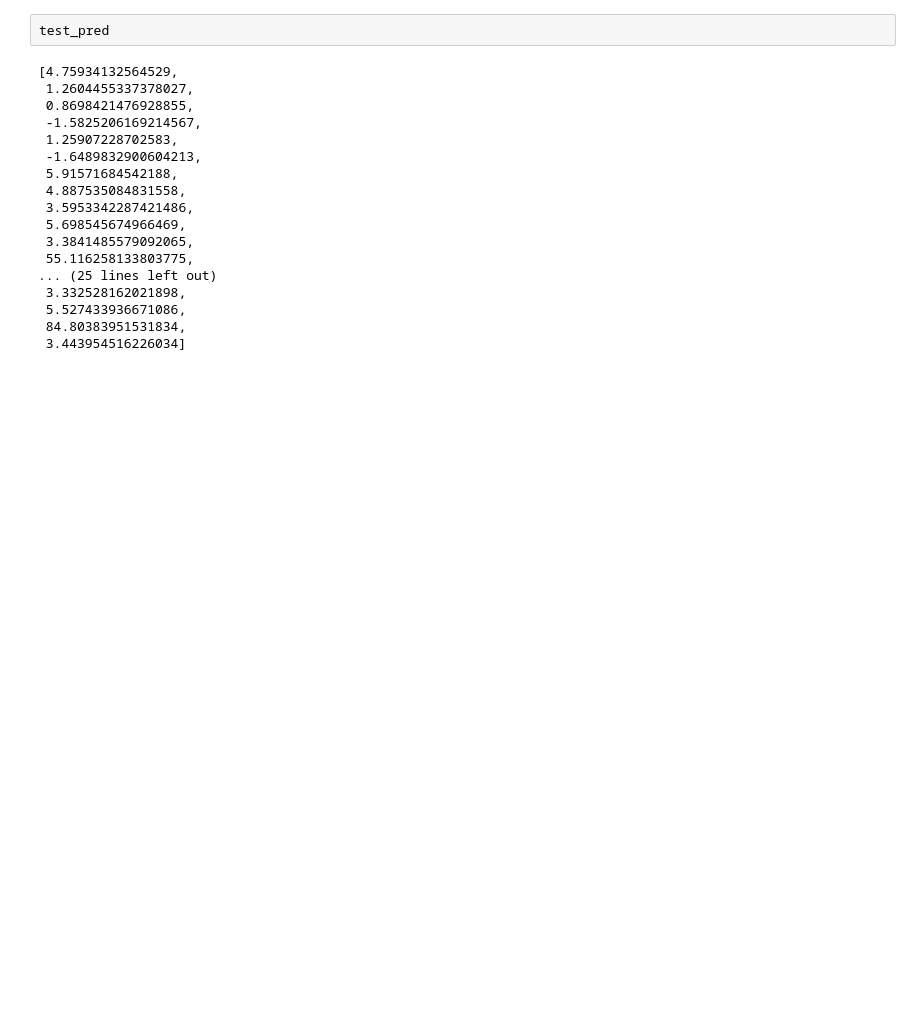
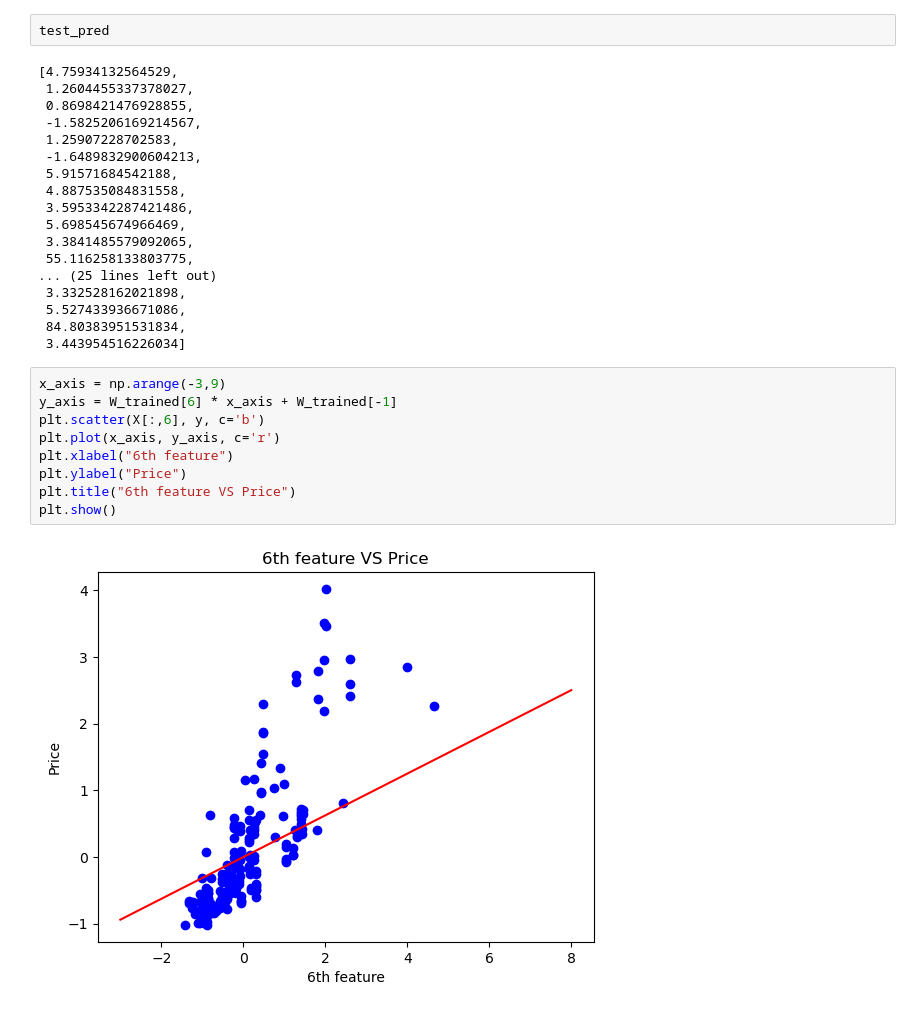
Before and after one commit to Sumay010306/GIT3-MRM, a Jupyter notebook: Improved Linear Regression.ipynb, the cells around one changed output. Drawn from its saved outputs; the diff is of its cells as text; blank space fills up the shorter version.

```diff
--- a/Improved Linear Regression.ipynb
+++ b/Improved Linear Regression.ipynb
@@ -372,3 +358,14 @@ test_pred
  5.527433936671086,
  84.80383951531834,
  3.443954516226034]
+# %%
+x_axis = np.arange(-3,9)
+y_axis = W_trained[6] * x_axis + W_trained[-1]
+plt.scatter(X[:,6], y, c='b')
+plt.plot(x_axis, y_axis, c='r')
+plt.xlabel("6th feature")
+plt.ylabel("Price")
+plt.title("6th feature VS Price")
+plt.show()
+# %% [output]
+[figure, added]
```
Also changed, not shown: parts of 8 cells of this notebook.
